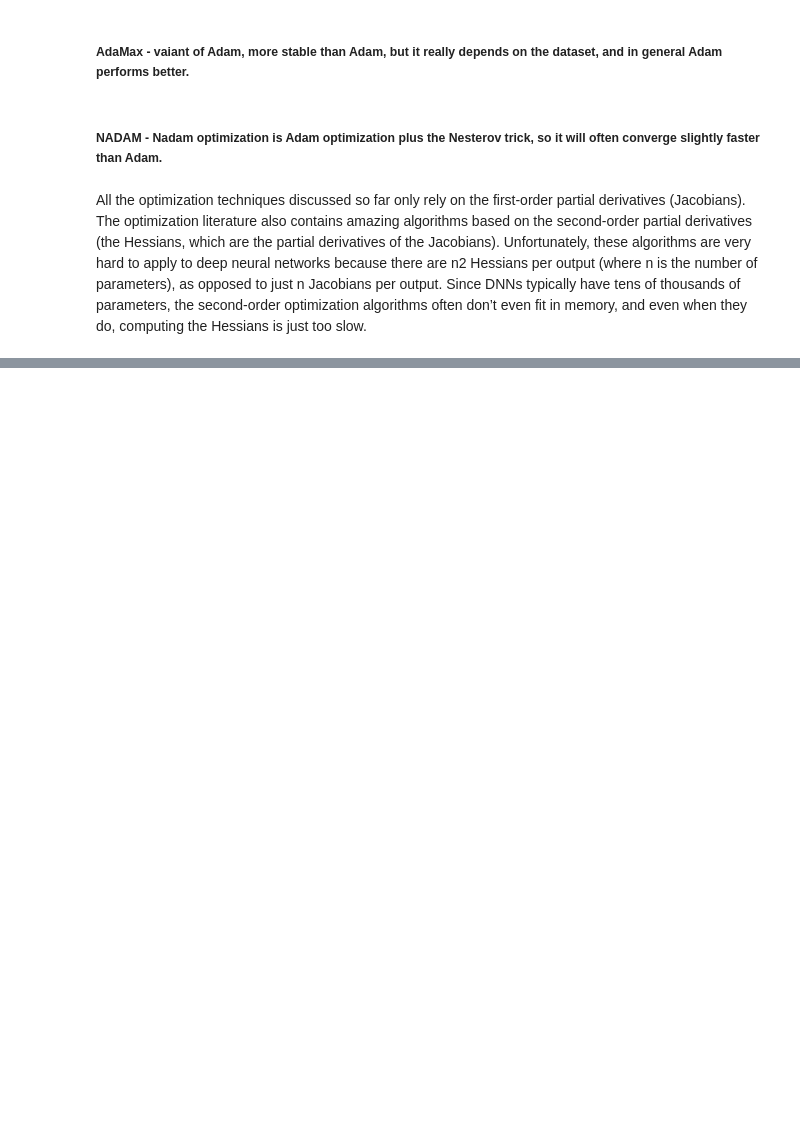
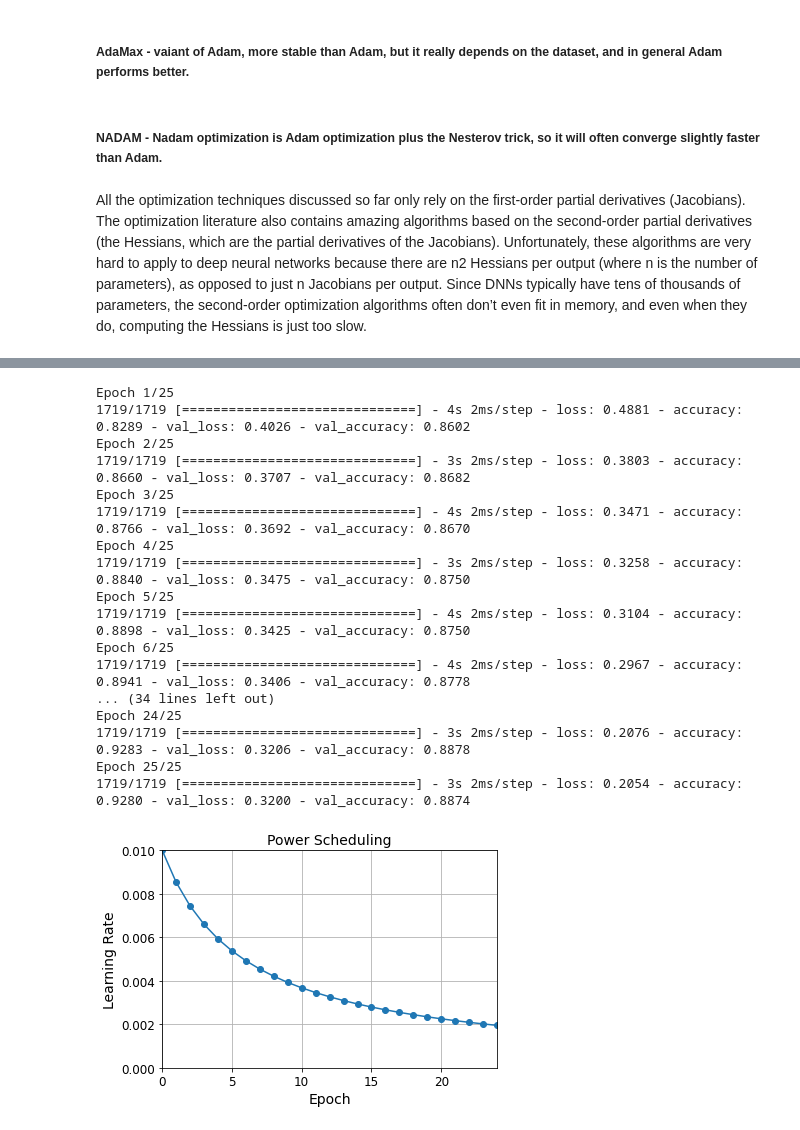
Before and after one commit to woo91rmgh/neural_networks, a Jupyter notebook: _11_trainingNN.ipynb, the cells around one changed output, grey strips where cells are left out. Drawn from its saved outputs; the diff is of its cells as text; code cells hidden in the pictures; blank space fills up the shorter version.

```diff
--- a/_11_trainingNN.ipynb
+++ b/_11_trainingNN.ipynb
@@ -790,0 +806,50 @@ All the optimization techniques discussed so far only rely on the first-order pa
+# %%
+optimizer = keras.optimizers.SGD(learning_rate=0.01, decay=1e-4)
+
+model = keras.models.Sequential([
+    keras.layers.Flatten(input_shape=[28, 28]),
+    keras.layers.Dense(300, activation="selu", kernel_initializer="lecun_normal"),
+    keras.layers.Dense(100, activation="selu", kernel_initializer="lecun_normal"),
+    keras.layers.Dense(10, activation="softmax")
+])
+model.compile(loss="sparse_categorical_crossentropy", optimizer=optimizer, metrics=["accuracy"])
+n_epochs = 25
+history = model.fit(X_train_scaled, y_train, epochs=n_epochs,
+                    validation_data=(X_valid_scaled, y_valid))
+
+## plot it
+import math
+
+learning_rate = 0.01
+decay = 1e-4
+batch_size = 32
+n_steps_per_epoch = math.ceil(len(X_train) / batch_size)
+epochs = np.arange(n_epochs)
+lrs = learning_rate / (1 + decay * epochs * n_steps_per_epoch)
+
+plt.plot(epochs, lrs,  "o-")
+plt.axis([0, n_epochs - 1, 0, 0.01])
+plt.xlabel("Epoch")
+plt.ylabel("Learning Rate")
+plt.title("Power Scheduling", fontsize=14)
+plt.grid(True)
+plt.show()
+# %% [output]
+Epoch 1/25
+1719/1719 [==============================] - 4s 2ms/step - loss: 0.4881 - accuracy: 0.8289 - val_loss: 0.4026 - val_accuracy: 0.8602
+Epoch 2/25
+1719/1719 [==============================] - 3s 2ms/step - loss: 0.3803 - accuracy: 0.8660 - val_loss: 0.3707 - val_accuracy: 0.8682
+Epoch 3/25
+1719/1719 [==============================] - 4s 2ms/step - loss: 0.3471 - accuracy: 0.8766 - val_loss: 0.3692 - val_accuracy: 0.8670
+Epoch 4/25
+1719/1719 [==============================] - 3s 2ms/step - loss: 0.3258 - accuracy: 0.8840 - val_loss: 0.3475 - val_accuracy: 0.8750
+Epoch 5/25
+1719/1719 [==============================] - 4s 2ms/step - loss: 0.3104 - accuracy: 0.8898 - val_loss: 0.3425 - val_accuracy: 0.8750
+Epoch 6/25
+1719/1719 [==============================] - 4s 2ms/step - loss: 0.2967 - accuracy: 0.8941 - val_loss: 0.3406 - val_accuracy: 0.8778
+... (34 lines left out)
+Epoch 24/25
+1719/1719 [==============================] - 3s 2ms/step - loss: 0.2076 - accuracy: 0.9283 - val_loss: 0.3206 - val_accuracy: 0.8878
+Epoch 25/25
+1719/1719 [==============================] - 3s 2ms/step - loss: 0.2054 - accuracy: 0.9280 - val_loss: 0.3200 - val_accuracy: 0.8874
+[figure, added]
```
Also changed, not shown: parts of 32 cells of this notebook, 3 other files.
